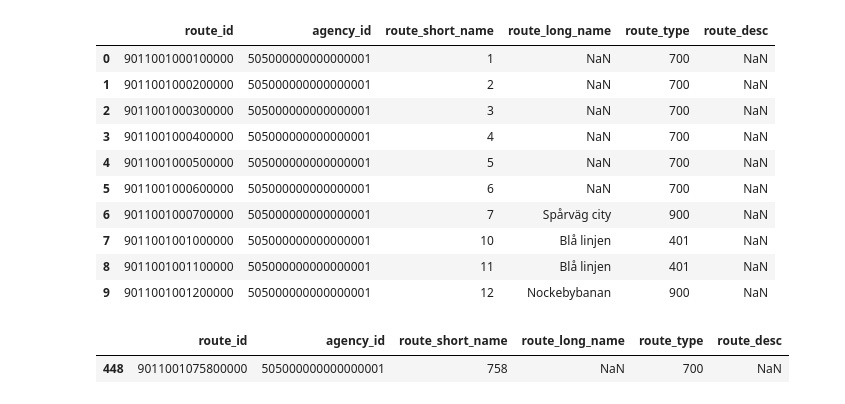
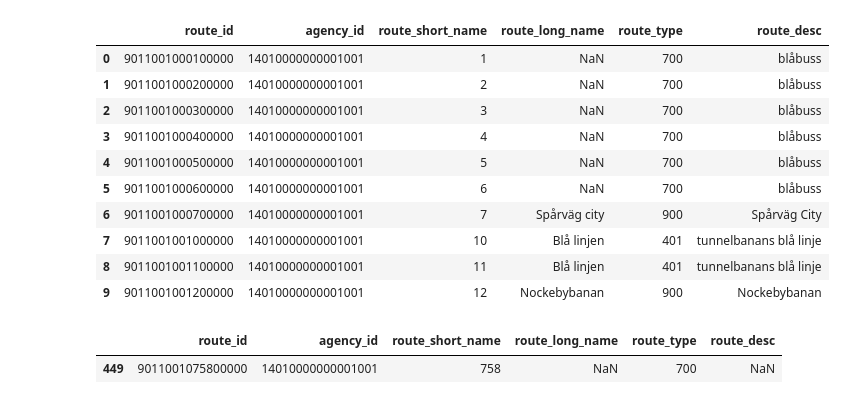
Before and after one commit to cnqs-jedha/delay-forecast, a Jupyter notebook: test_call_api/old_test/acces_to_data_sweeden.ipynb, the cells around one changed output. Saved outputs shown, nothing was run; the diff lists cells and outputs as text; code cells hidden in the pictures.

```diff
--- a/test_call_api/old_test/acces_to_data_sweeden.ipynb
+++ b/test_call_api/old_test/acces_to_data_sweeden.ipynb
@@ -1,26 +1,26 @@
 # %%
 import pandas as pd
 
-routes = pd.read_csv("../sweeden_data/routes.txt", dtype=str)
+routes = pd.read_csv("sweeden_data/routes.txt", dtype=str)
 
 routes.head(10)
 # %% [output]
 |  | route_id | agency_id | route_short_name | route_long_name | route_type | route_desc |
-| 0 | 9011001000100000 | 505000000000000001 | 1 | NaN | 700 | NaN |
-| 1 | 9011001000200000 | 505000000000000001 | 2 | NaN | 700 | NaN |
-| 2 | 9011001000300000 | 505000000000000001 | 3 | NaN | 700 | NaN |
-| 3 | 9011001000400000 | 505000000000000001 | 4 | NaN | 700 | NaN |
-| 4 | 9011001000500000 | 505000000000000001 | 5 | NaN | 700 | NaN |
-| 5 | 9011001000600000 | 505000000000000001 | 6 | NaN | 700 | NaN |
-| 6 | 9011001000700000 | 505000000000000001 | 7 | Spårväg city | 900 | NaN |
-| 7 | 9011001001000000 | 505000000000000001 | 10 | Blå linjen | 401 | NaN |
-| 8 | 9011001001100000 | 505000000000000001 | 11 | Blå linjen | 401 | NaN |
-| 9 | 9011001001200000 | 505000000000000001 | 12 | Nockebybanan | 900 | NaN |
+| 0 | 9011001000100000 | 14010000000001001 | 1 | NaN | 700 | blåbuss |
+| 1 | 9011001000200000 | 14010000000001001 | 2 | NaN | 700 | blåbuss |
+| 2 | 9011001000300000 | 14010000000001001 | 3 | NaN | 700 | blåbuss |
+| 3 | 9011001000400000 | 14010000000001001 | 4 | NaN | 700 | blåbuss |
+| 4 | 9011001000500000 | 14010000000001001 | 5 | NaN | 700 | blåbuss |
+| 5 | 9011001000600000 | 14010000000001001 | 6 | NaN | 700 | blåbuss |
+| 6 | 9011001000700000 | 14010000000001001 | 7 | Spårväg city | 900 | Spårväg City |
+| 7 | 9011001001000000 | 14010000000001001 | 10 | Blå linjen | 401 | tunnelbanans blå linje |
+| 8 | 9011001001100000 | 14010000000001001 | 11 | Blå linjen | 401 | tunnelbanans blå linje |
+| 9 | 9011001001200000 | 14010000000001001 | 12 | Nockebybanan | 900 | Nockebybanan |
 # %%
 routes[routes["route_id"] == "9011001075800000"]
 # %% [output]
 |  | route_id | agency_id | route_short_name | route_long_name | route_type | route_desc |
-| 448 | 9011001075800000 | 505000000000000001 | 758 | NaN | 700 | NaN |
+| 449 | 9011001075800000 | 14010000000001001 | 758 | NaN | 700 | NaN |
 # %%
 trips = pd.read_csv("sweeden_data/trips.txt", dtype=str)
 
```
Also changed, not shown: parts of 8 cells of this notebook, 24 other files.
